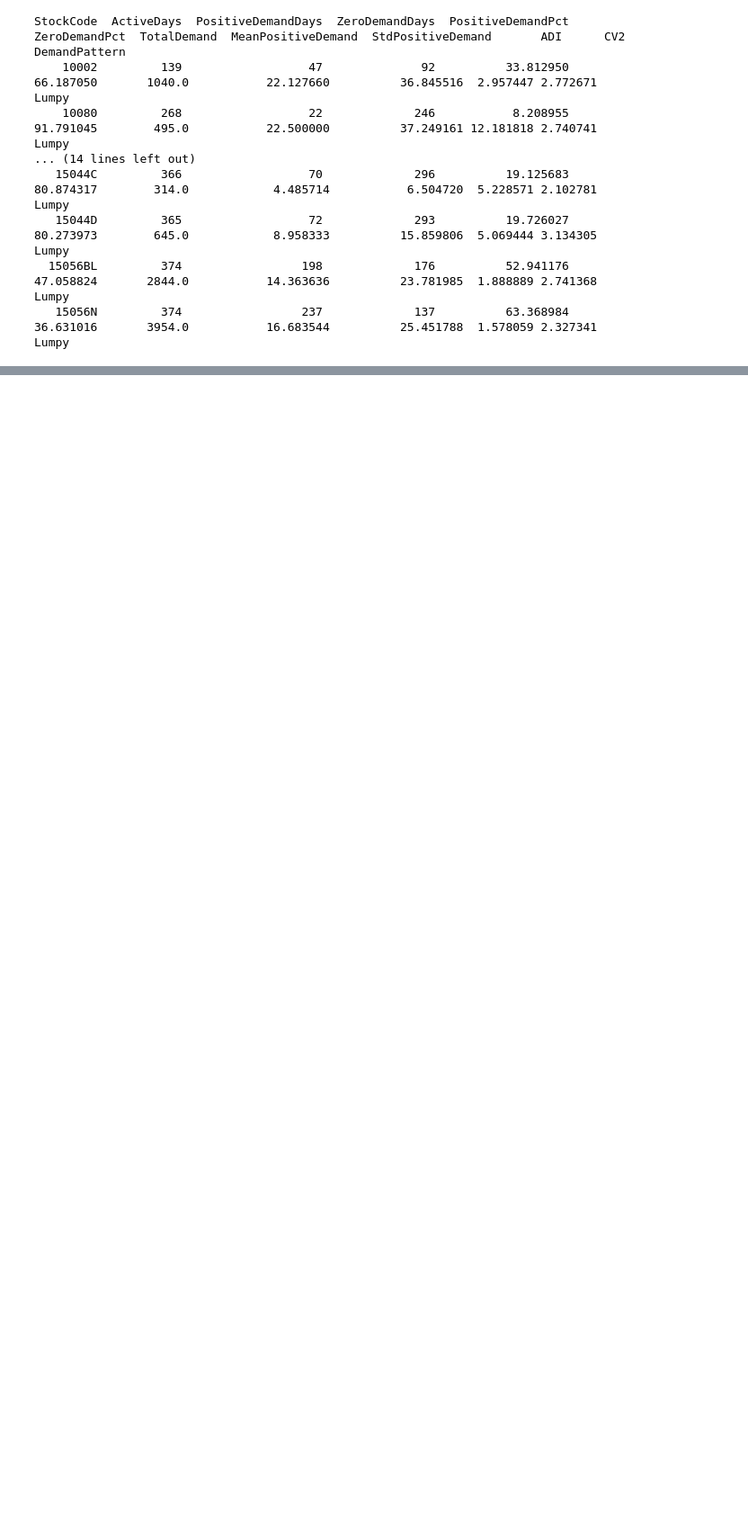
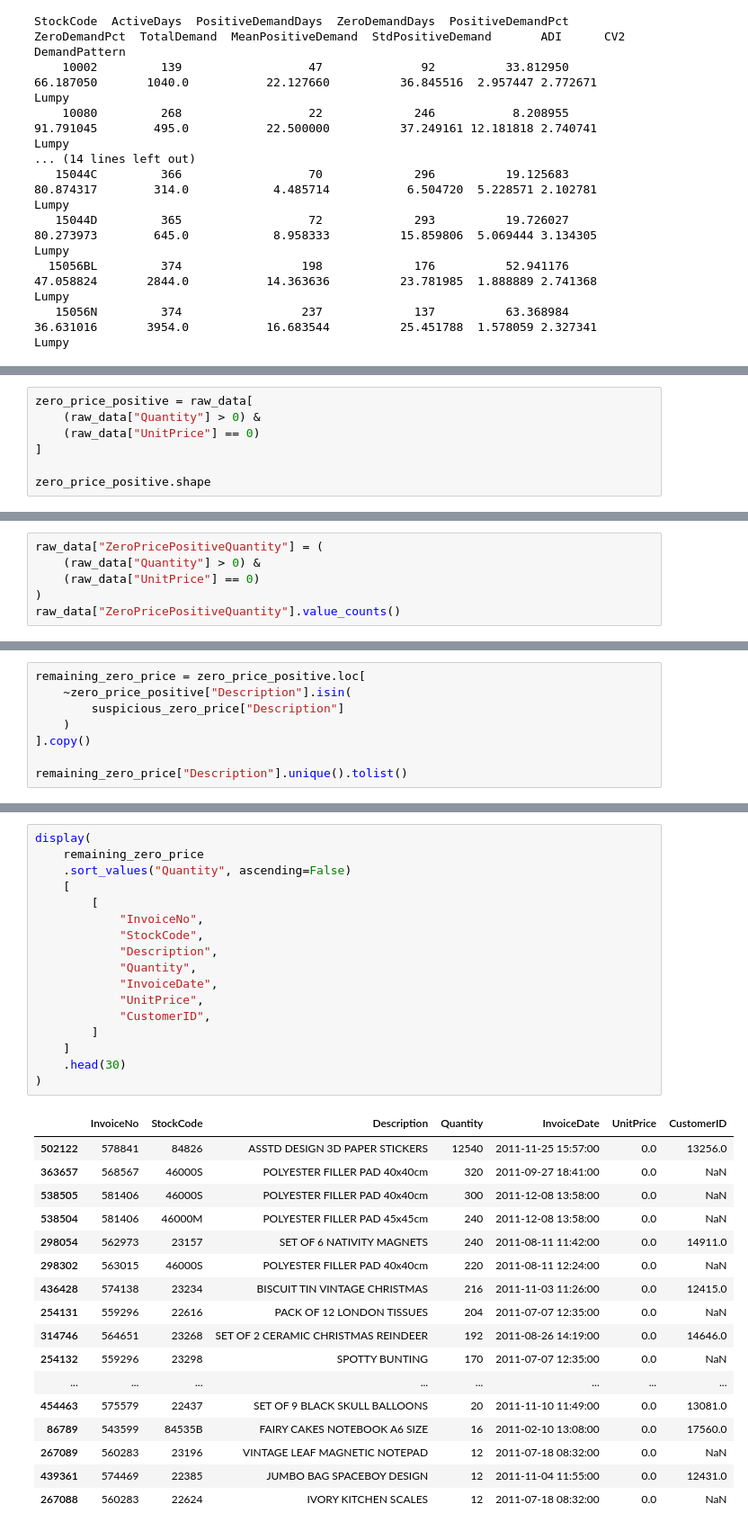
Before and after one commit to AndreasAndreason/StockWise, a Jupyter notebook: notebooks/clean_data_analysis.ipynb, the cells around one changed output, grey strips where cells are left out. Shown at 90% size. Cells and saved outputs as stored; diff of their text form; blank space fills up the shorter version.

```diff
--- a/notebooks/clean_data_analysis.ipynb
+++ b/notebooks/clean_data_analysis.ipynb
@@ -1044,0 +1453,7 @@ StockCode  ActiveDays  PositiveDemandDays  ZeroDemandDays  PositiveDemandPct  Ze
+# %%
+zero_price_positive = raw_data[
+    (raw_data["Quantity"] > 0) &
+    (raw_data["UnitPrice"] == 0)
+]
+
+zero_price_positive.shape
@@ -1044,0 +1488,6 @@ StockCode  ActiveDays  PositiveDemandDays  ZeroDemandDays  PositiveDemandPct  Ze
+# %%
+raw_data["ZeroPricePositiveQuantity"] = (
+    (raw_data["Quantity"] > 0) &
+    (raw_data["UnitPrice"] == 0)
+)
+raw_data["ZeroPricePositiveQuantity"].value_counts()
@@ -1044,0 +1595,8 @@ StockCode  ActiveDays  PositiveDemandDays  ZeroDemandDays  PositiveDemandPct  Ze
+# %%
+remaining_zero_price = zero_price_positive.loc[
+    ~zero_price_positive["Description"].isin(
+        suspicious_zero_price["Description"]
+    )
+].copy()
+
+remaining_zero_price["Description"].unique().tolist()
@@ -1044,0 +1653,35 @@ StockCode  ActiveDays  PositiveDemandDays  ZeroDemandDays  PositiveDemandPct  Ze
+# %%
+display(
+    remaining_zero_price
+    .sort_values("Quantity", ascending=False)
+    [
+        [
+            "InvoiceNo",
+            "StockCode",
+            "Description",
+            "Quantity",
+            "InvoiceDate",
+            "UnitPrice",
+            "CustomerID",
+        ]
+    ]
+    .head(30)
+)
+# %% [output]
+|  | InvoiceNo | StockCode | Description | Quantity | InvoiceDate | UnitPrice | CustomerID |
+| 502122 | 578841 | 84826 | ASSTD DESIGN 3D PAPER STICKERS | 12540 | 2011-11-25 15:57:00 | 0.0 | 13256.0 |
+| 363657 | 568567 | 46000S | POLYESTER FILLER PAD 40x40cm | 320 | 2011-09-27 18:41:00 | 0.0 | NaN |
+| 538505 | 581406 | 46000S | POLYESTER FILLER PAD 40x40cm | 300 | 2011-12-08 13:58:00 | 0.0 | NaN |
+| 538504 | 581406 | 46000M | POLYESTER FILLER PAD 45x45cm | 240 | 2011-12-08 13:58:00 | 0.0 | NaN |
+| 298054 | 562973 | 23157 | SET OF 6 NATIVITY MAGNETS | 240 | 2011-08-11 11:42:00 | 0.0 | 14911.0 |
+| 298302 | 563015 | 46000S | POLYESTER FILLER PAD 40x40cm | 220 | 2011-08-11 12:24:00 | 0.0 | NaN |
+| 436428 | 574138 | 23234 | BISCUIT TIN VINTAGE CHRISTMAS | 216 | 2011-11-03 11:26:00 | 0.0 | 12415.0 |
+| 254131 | 559296 | 22616 | PACK OF 12 LONDON TISSUES | 204 | 2011-07-07 12:35:00 | 0.0 | NaN |
+| 314746 | 564651 | 23268 | SET OF 2 CERAMIC CHRISTMAS REINDEER | 192 | 2011-08-26 14:19:00 | 0.0 | 14646.0 |
+| 254132 | 559296 | 23298 | SPOTTY BUNTING | 170 | 2011-07-07 12:35:00 | 0.0 | NaN |
+| ... | ... | ... | ... | ... | ... | ... | ... |
+| 454463 | 575579 | 22437 | SET OF 9 BLACK SKULL BALLOONS | 20 | 2011-11-10 11:49:00 | 0.0 | 13081.0 |
+| 86789 | 543599 | 84535B | FAIRY CAKES NOTEBOOK A6 SIZE | 16 | 2011-02-10 13:08:00 | 0.0 | 17560.0 |
+| 267089 | 560283 | 23196 | VINTAGE LEAF MAGNETIC NOTEPAD | 12 | 2011-07-18 08:32:00 | 0.0 | NaN |
+| 439361 | 574469 | 22385 | JUMBO BAG SPACEBOY DESIGN | 12 | 2011-11-04 11:55:00 | 0.0 | 12431.0 |
+| 267088 | 560283 | 22624 | IVORY KITCHEN SCALES | 12 | 2011-07-18 08:32:00 | 0.0 | NaN |
```
Also changed, not shown: parts of 46 cells of this notebook, 4 other files.
